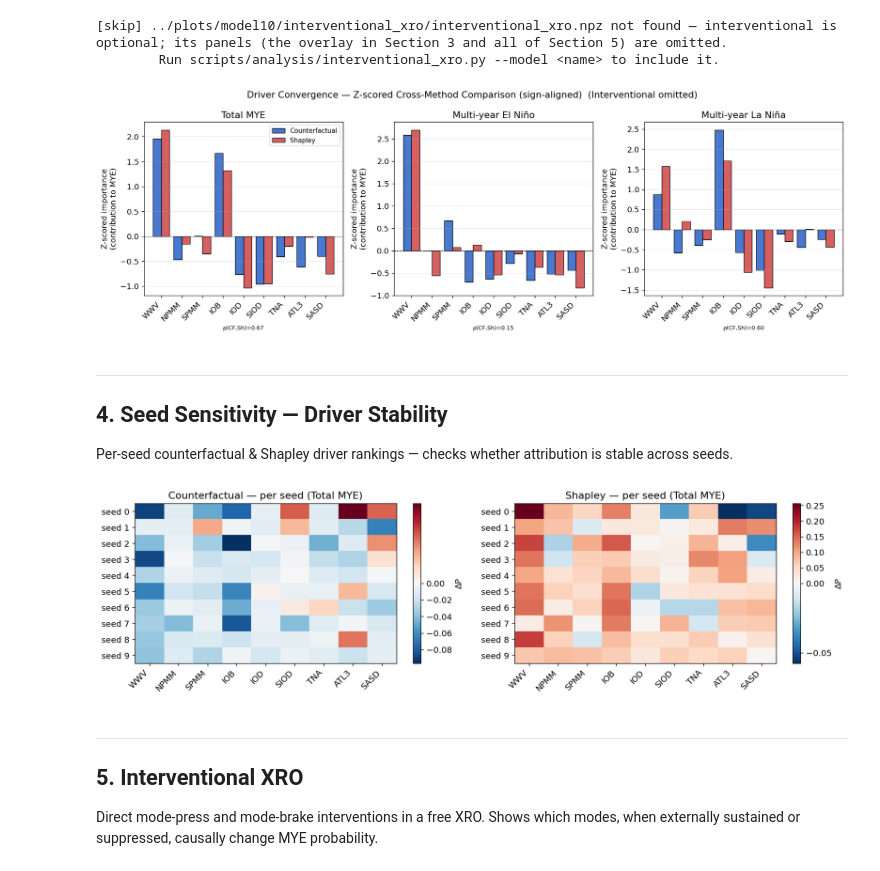
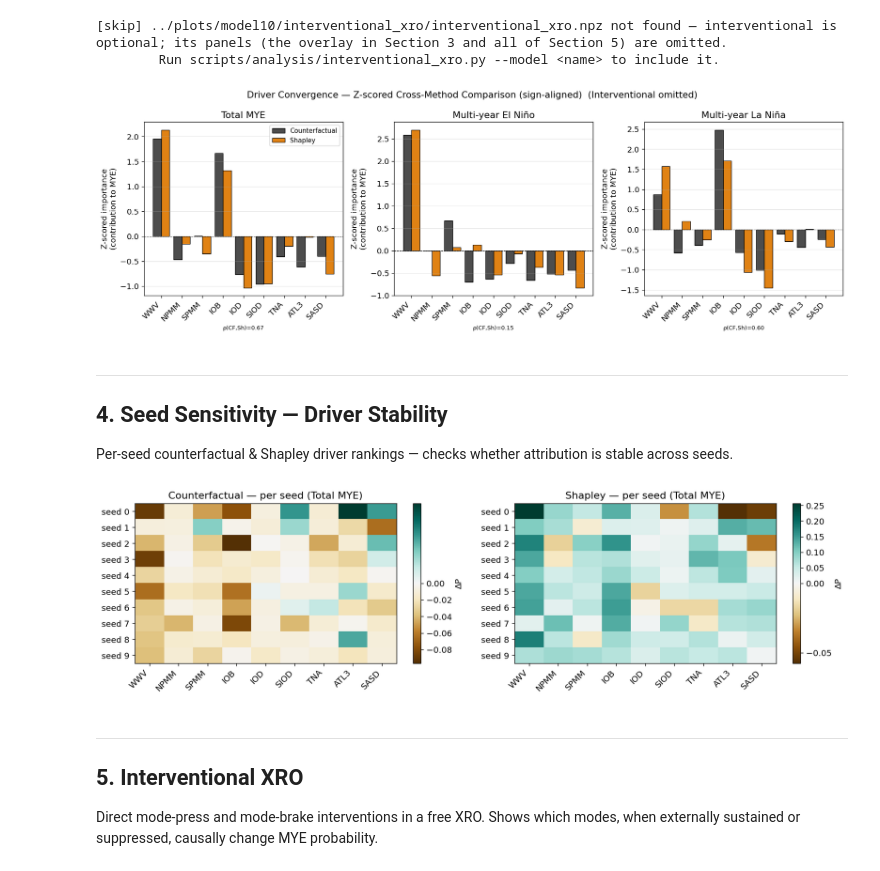
Before and after one commit to ayman-tech/enso-rl, a Jupyter notebook: notebooks/analysis_xai.ipynb, the cells around one changed output. Saved outputs shown, nothing was run; the diff lists cells and outputs as text; code cells hidden in the pictures.

Commit message:
plots updated and precursor analysis added

```diff
--- a/notebooks/analysis_xai.ipynb
+++ b/notebooks/analysis_xai.ipynb
@@ -124,29 +179,47 @@ Features: [np.str_('WWV'), np.str_('NPMM'), np.str_('SPMM'), np.str_('IOB'), np.
 # %%
 # --- 2a. Shapley bars per phase ---
+# Significance uses BH-FDR q-values (computed in the loader cell above), not raw p.
+# Colour also encodes DIRECTION: a bar is filled only if it is significant AND has the
+# physically expected sign (a contributing driver RAISES P(MYE), so positive). A significant bar with the
+# OPPOSITE sign is hatched, so it can never be mistaken for support of the claim --
+# a negative bar means the mode contributed against the effect.
 fig, axes = plt.subplots(1, len(PHASES), figsize=(15, 5), sharey=False)
+EXPECTED = +1   # sign that supports "this mode drives multi-year ENSO"
 for ax, phase in zip(axes, PHASES):
     means = d_sh[f"mean_{phase}"]
     cis   = d_sh[f"ci_{phase}"]
-    pvals = sh_pvals[phase]
+    qvals = sh_pvals[phase]
 
     order = np.argsort(means)[::-1]
     names_s = [sh_features[i] for i in order]
     means_s = means[order]
     cis_s   = cis[order]
-    pvals_s = pvals[order]
+    qvals_s = qvals[order]
 
-    colors = [PHASE_COLORS[phase] if p < 0.05 else "#cccccc" for p in pvals_s]
+    sig      = qvals_s < 0.05
+    expected = np.sign(means_s) == EXPECTED
+    colors   = [PHASE_COLORS[phase] if s else "#cccccc" for s in sig]
+    hatches  = ["//" if (s and not e) else "" for s, e in zip(sig, expected)]
+
     x = np.arange(len(sh_features))
-    ax.bar(x, means_s, color=colors, edgecolor="black", linewidth=1.0,
-           yerr=cis_s, capsize=5, error_kw={"linewidth": 1.2})
+    bars = ax.bar(x, means_s, color=colors, edgecolor="black", linewidth=1.0,
+                  yerr=cis_s, capsize=5, error_kw={"linewidth": 1.2})
+    for b, h in zip(bars, hatches):
+        if h:
+            b.set_hatch(h)
     ax.axhline(0, color="black", linewidth=0.7, linestyle="--")
-    _add_sig_labels(ax, x, means_s, pvals_s)
+    _add_sig_labels(ax, x, means_s, qvals_s, cis=cis_s)
     ax.set_xticks(x); ax.set_xticklabels(names_s, rotation=45, ha="right")
-    ax.set_ylabel("Shapley value (ΔP contribution)")
+    ax.set_ylabel("Shapley value (\u0394P contribution)")
     ax.set_title(PHASE_LABELS[phase])
     ax.grid(axis="y", alpha=0.3)
 
-fig.suptitle("Shapley Attribution — Driver Importance", fontsize=13)
+fig.suptitle("Shapley Attribution \u2014 Driver Importance", fontsize=13)
 fig.tight_layout()
+fig.savefig(FIGS / "shapley.png", dpi=300, bbox_inches="tight")
 plt.show()
+
+_n_hatched = sum((((sh_pvals[p] < 0.05) & (np.sign(d_sh[f"mean_{p}"]) != EXPECTED)).sum())
+                 for p in PHASES)
+print(f"significant bars with unexpected sign (hatched): {_n_hatched}")
 # %% [output]
@@ -196,10 +270,13 @@ fig, axes = plt.subplots(1, len(PHASES), figsize=(15, 5), sharey=False)
 x = np.arange(len(features))
 
 # Always Counterfactual + Shapley; add Interventional as a third method when available.
-methods = [("Counterfactual", "#4878CF", lambda ph: _zscore(-d_cf[f"mean_{ph}"])),
-           ("Shapley",        "#D65F5F", lambda ph: _zscore(d_sh[f"mean_{ph}"]))]
+# Colour encodes METHOD here, and the panels are already split by phase, so these must
+# not be the phase red/blue -- see METHOD_COLORS in nb_helper.
+methods = [("Counterfactual", METHOD_COLORS["counterfactual"], lambda ph: _zscore(-d_cf[f"mean_{ph}"])),
+           ("Shapley",        METHOD_COLORS["shapley"],        lambda ph: _zscore(d_sh[f"mean_{ph}"]))]
 if HAS_IV:
-    methods.append(("Interventional", "#5CB85C", lambda ph: _zscore(_iv_for_phase(ph, features))))
+    methods.append(("Interventional", METHOD_COLORS["interventional"],
+                    lambda ph: _zscore(_iv_for_phase(ph, features))))
 
 n_m = len(methods)
 w = 0.8 / n_m
@@ -227,7 +304,7 @@ fig.suptitle("Driver Convergence — Z-scored Cross-Method Comparison (sign-alig
 fig.tight_layout()
 plt.show()
 # %% [output]
-[figure, old version]
+[figure, new version]
 # %% [markdown]
 ---
 ## 4. Seed Sensitivity — Driver Stability
@@ -236,26 +313,26 @@ Per-seed counterfactual & Shapley driver rankings — checks whether attribution
 # %%
 # --- 4. Seed × mode heatmaps (CF and Shapley, total phase) ---
 fig, axes = plt.subplots(1, 2, figsize=(14, 4))
 
 for ax, (d, label) in zip(axes, [(d_cf, "Counterfactual"), (d_sh, "Shapley")]):
     if "per_seed_total" in d.files:
         M = d["per_seed_total"]   # [n_seeds, n_features]
         feat = list(d["features"])
-        im = ax.imshow(M, cmap="RdBu_r", aspect="auto",
+        im = ax.imshow(M, cmap=DIVERGING_CMAP, aspect="auto",   # not RdBu: red/blue are phases
                        norm=mcolors.TwoSlopeNorm(vcenter=0))
         ax.set_xticks(range(len(feat))); ax.set_xticklabels(feat, rotation=45, ha="right")
         ax.set_yticks(range(M.shape[0])); ax.set_yticklabels([f"seed {i}" for i in range(M.shape[0])])
         ax.set_title(f"{label} — per seed (Total MYE)")
         plt.colorbar(im, ax=ax, label="ΔP")
     else:
         ax.text(0.5, 0.5, f"per_seed_total\nnot in {label} npz\n(re-run script)",
                 ha="center", va="center", transform=ax.transAxes, fontsize=10)
         ax.set_title(f"{label} — per seed (Total MYE)")
 
 fig.tight_layout()
 plt.show()
 # %% [output]
-[figure, old version]
+[figure, new version]
 # %% [markdown]
 ---
 ## 5. Interventional XRO
```
Also changed, not shown: parts of 8 cells of this notebook, 9 other files.
